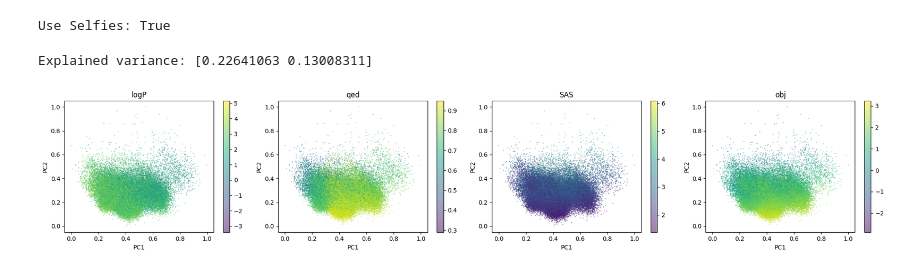
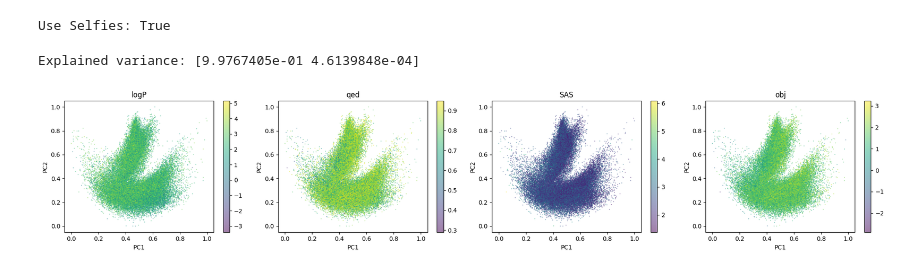
Before and after one commit to sunghwanism/NewMoses, a Jupyter notebook: notebooks/emb_viz_code.ipynb, the cells around one changed output. Cells and saved outputs as stored; diff of their text form; code cells hidden in the pictures.

Commit message:
four models metrics resutls

```diff
--- a/notebooks/emb_viz_code.ipynb
+++ b/notebooks/emb_viz_code.ipynb
@@ -26,10 +26,10 @@ from sklearn.preprocessing import MinMaxScaler, StandardScaler
 import matplotlib.pyplot as plt
 from sklearn.manifold import TSNE
 # %%
-model_name = 'SELF_VAEProp_obj_w0.5'
-folder_path = "../checkpoints/ZINC250K_vae_property_obj_proploss_w0.5_SELF"
-config = torch.load(f'{folder_path}/vae_property_config.pt')
-vocab = torch.load(f'{folder_path}/vae_property_vocab.pt')
+model_name = 'SELF_VAE'
+folder_path = "../checkpoints/ZINC250K_vae_SELF"
+config = torch.load(f'{folder_path}/vae_config.pt')
+vocab = torch.load(f'{folder_path}/vae_vocab.pt')
 
 print(f"Use Selfies: {config.use_selfies}")
 # %% [output]
@@ -48,8 +48,11 @@ train_data = train_data[rand_indices]
 
 for i, epoch in enumerate(['hi']):
 # for i, epoch in enumerate(['00', 20, 40]):
-    model_path = f'{folder_path}/vae_property_model.pt'
-    model = VAEPROPERTY(vocab, config)
+    model_path = f'{folder_path}/vae_model.pt'
+    if config.model == 'vae':
+        model = VAE(vocab, config)
+    elif config.model == 'vae_property':
+        model = VAEPROPERTY(vocab, config)
     model.load_state_dict(torch.load(model_path))
 
     trainer = VAEPROPERTYTrainer(config)
@@ -71,32 +74,32 @@ for i, epoch in enumerate(['hi']):
 
     z_list = np.array(z_list).squeeze()
     y_list = np.array(y_list)
     y_list = y_list.squeeze()
     y_list = y_list.reshape(-1, y_list.shape[-1])
 
     # z_viz = TSNE(n_components=2).fit_transform(z_list)
 
     viz = PCA(n_components=2)
     z_viz = viz.fit_transform(z_list)
     explained_variance = viz.explained_variance_ratio_
     print(f"Explained variance: {explained_variance}")
 
 
     # print(z_viz.shape)
     z_viz = MinMaxScaler().fit_transform(z_viz)
 
     for i, prop in enumerate(['logP', 'qed', 'SAS', 'obj']):
         scatter = axes[i].scatter(z_viz[:,0], z_viz[:,1], c=y_list[:, i], cmap='viridis', marker='.', s=10, alpha=0.5, edgecolors='none')
         axes[i].set_title(f'{prop}')
         axes[i].set_xlabel('PC1')
         axes[i].set_ylabel('PC2')
         # axes[i].text(0.75, 0.2, f"Explained (PC1): {round(explained_variance[0],2)}", transform=axes[i].transAxes)
         # axes[i].text(0.75, 0.1, f"Explained (PC2): {round(explained_variance[1],2)}", transform=axes[i].transAxes)
         fig.colorbar(scatter, ax=axes[i])
 
 plt.tight_layout()
 plt.savefig(f'../results/pca_{model_name}.png')
 plt.show()
 # %% [output]
-Explained variance: [0.22641063 0.13008311]
+Explained variance: [9.9767405e-01 4.6139848e-04]
-[figure, old version]
+[figure, new version]
```
Also changed, not shown: 26 other files.
